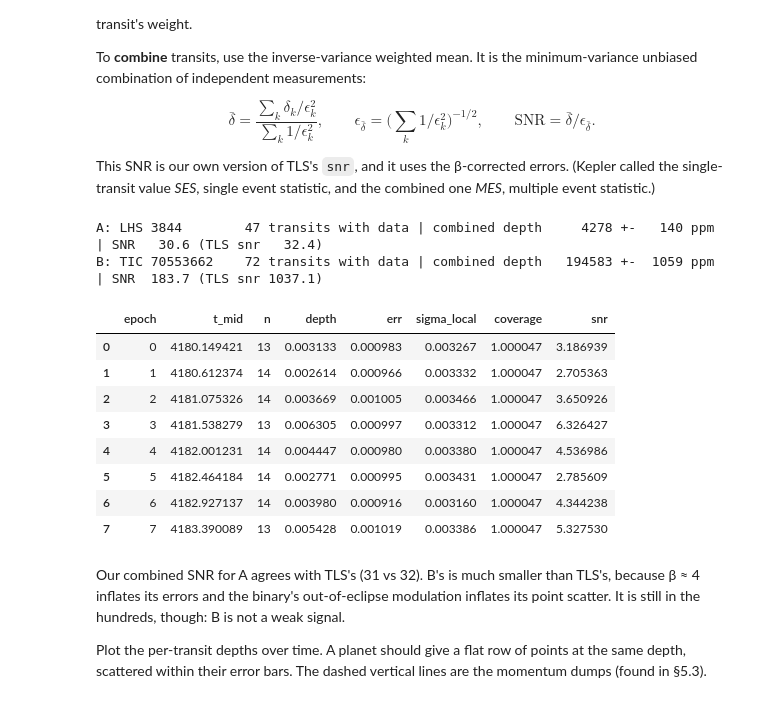
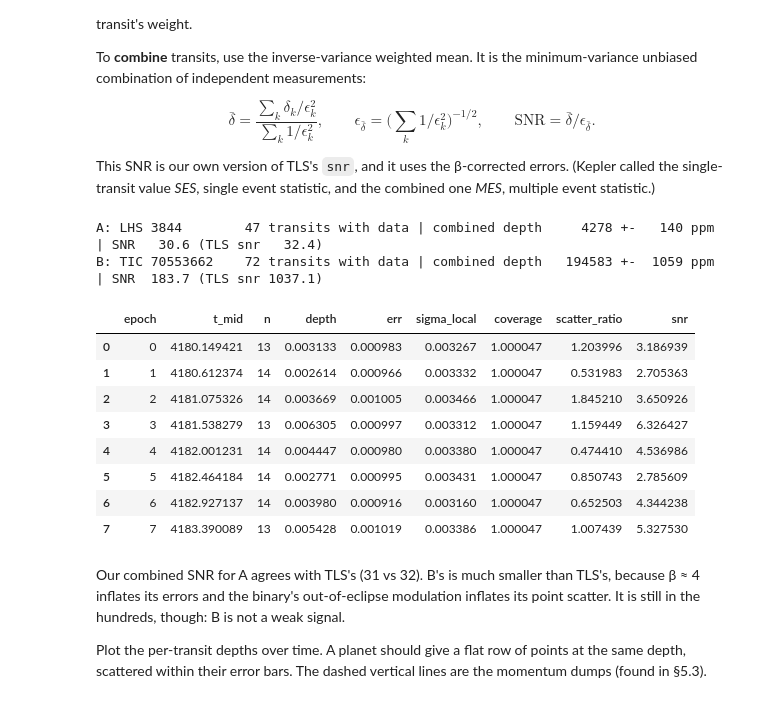
Before and after one commit to josejorgers/exoplanets-research, a Jupyter notebook: notebooks/pipeline-5-vet-walkthrough.ipynb, the cells around one changed output. Saved outputs shown, nothing was run; the diff lists cells and outputs as text; code cells hidden in the pictures.

```diff
--- a/notebooks/pipeline-5-vet-walkthrough.ipynb
+++ b/notebooks/pipeline-5-vet-walkthrough.ipynb
@@ -336,6 +336,7 @@ THRESH = dict(
     dump_window_d=0.25,       # §5.3  +- 0.25 d around a momentum dump (plus half a transit) = biweight half-window
     local_noise_d=0.5,        # §5.1  per-transit noise from out-of-transit points within +- 0.5 d
     edge_coverage_min=0.5,    # §5.3  a transit needs >= 50 % of the expected points on each side
+    scatter_ratio_max=2.0,    # §5.3  in-transit scatter (central half) / local scatter above this = noisy transit
     odd_even_sigma_max=3.0,   # §6
     secondary_snr_max=5.0,    # §7    5 sigma because we search many phases (look-elsewhere)
     dur_ratio_min=1 / 3,      # §8.1  observed / expected central-transit duration
@@ -474,44 +475,46 @@ def per_transit(p) -> pd.DataFrame:
         near = p["oot"] & (np.abs(t - tm) < THRESH["local_noise_d"])
         sig_k = robust_std(y[near]) if near.sum() >= 30 else noise["sigma"]
         sig_k = max(sig_k, 0.5 * noise["sigma"])
         n = int(m.sum())
         d, e = 1 - y[m].mean(), noise["beta"] * sig_k / np.sqrt(n)
         pre = ((t > tm - dur / 2 - side) & (t < tm - dur / 2)).sum() * cadence / side
         post = ((t > tm + dur / 2) & (t < tm + dur / 2 + side)).sum() * cadence / side
-        rows.append((k, tm, n, d, e, sig_k, min(pre, post)))
-    pt = pd.DataFrame(rows, columns=["epoch", "t_mid", "n", "depth", "err", "sigma_local", "coverage"])
+        core = m & (np.abs(t - tm) < dur / 4)  # central half of the transit: no ingress/egress gradient
+        ratio = robust_std(y[core]) / sig_k if core.sum() >= 6 else np.nan
+        rows.append((k, tm, n, d, e, sig_k, min(pre, post), ratio))
+    pt = pd.DataFrame(rows, columns=["epoch", "t_mid", "n", "depth", "err", "sigma_local", "coverage", "scatter_ratio"])
     pt["snr"] = pt["depth"] / pt["err"]
     return pt
 
 
 def combine(pt) -> tuple[float, float, float]:
     '''Inverse-variance weighted depth, its error and SNR over the rows of `pt`.'''
     if len(pt) == 0:
         return np.nan, np.nan, np.nan
     w = 1 / pt["err"] ** 2
     d = float((pt["depth"] * w).sum() / w.sum())
     e = float(1 / np.sqrt(w.sum()))
     return d, e, d / e
 
 
 for tic in STARS:
     prep[tic]["pt"] = per_transit(prep[tic])
     d, e, snr = combine(prep[tic]["pt"])
     print(f"{STARS[tic]:18s} {len(prep[tic]['pt'])} transits with data | combined depth "
           f"{d*1e6:8.0f} +- {e*1e6:5.0f} ppm | SNR {snr:6.1f} (TLS snr {search.loc[tic].snr:6.1f})")
 prep[PLANET]["pt"].head(8)
 # %% [output]
 A: LHS 3844        47 transits with data | combined depth     4278 +-   140 ppm | SNR   30.6 (TLS snr   32.4)
 B: TIC 70553662    72 transits with data | combined depth   194583 +-  1059 ppm | SNR  183.7 (TLS snr 1037.1)
-|  | epoch | t_mid | n | depth | err | sigma_local | coverage | snr |
-| 0 | 0 | 4180.149421 | 13 | 0.003133 | 0.000983 | 0.003267 | 1.000047 | 3.186939 |
-| 1 | 1 | 4180.612374 | 14 | 0.002614 | 0.000966 | 0.003332 | 1.000047 | 2.705363 |
-| 2 | 2 | 4181.075326 | 14 | 0.003669 | 0.001005 | 0.003466 | 1.000047 | 3.650926 |
-| 3 | 3 | 4181.538279 | 13 | 0.006305 | 0.000997 | 0.003312 | 1.000047 | 6.326427 |
-| 4 | 4 | 4182.001231 | 14 | 0.004447 | 0.000980 | 0.003380 | 1.000047 | 4.536986 |
-| 5 | 5 | 4182.464184 | 14 | 0.002771 | 0.000995 | 0.003431 | 1.000047 | 2.785609 |
-| 6 | 6 | 4182.927137 | 14 | 0.003980 | 0.000916 | 0.003160 | 1.000047 | 4.344238 |
-| 7 | 7 | 4183.390089 | 13 | 0.005428 | 0.001019 | 0.003386 | 1.000047 | 5.327530 |
+|  | epoch | t_mid | n | depth | err | sigma_local | coverage | scatter_ratio | snr |
+| 0 | 0 | 4180.149421 | 13 | 0.003133 | 0.000983 | 0.003267 | 1.000047 | 1.203996 | 3.186939 |
+| 1 | 1 | 4180.612374 | 14 | 0.002614 | 0.000966 | 0.003332 | 1.000047 | 0.531983 | 2.705363 |
+| 2 | 2 | 4181.075326 | 14 | 0.003669 | 0.001005 | 0.003466 | 1.000047 | 1.845210 | 3.650926 |
+| 3 | 3 | 4181.538279 | 13 | 0.006305 | 0.000997 | 0.003312 | 1.000047 | 1.159449 | 6.326427 |
+| 4 | 4 | 4182.001231 | 14 | 0.004447 | 0.000980 | 0.003380 | 1.000047 | 0.474410 | 4.536986 |
+| 5 | 5 | 4182.464184 | 14 | 0.002771 | 0.000995 | 0.003431 | 1.000047 | 0.850743 | 2.785609 |
+| 6 | 6 | 4182.927137 | 14 | 0.003980 | 0.000916 | 0.003160 | 1.000047 | 0.652503 | 4.344238 |
+| 7 | 7 | 4183.390089 | 13 | 0.005428 | 0.001019 | 0.003386 | 1.000047 | 1.007439 | 5.327530 |
 # %% [markdown]
 Our combined SNR for A agrees with TLS's (31 vs 32). B's is much smaller than TLS's,
 because β ≈ 4 inflates its errors and the binary's out-of-eclipse modulation inflates its
```
Also changed, not shown: parts of 6 cells of this notebook, 7 other files.
